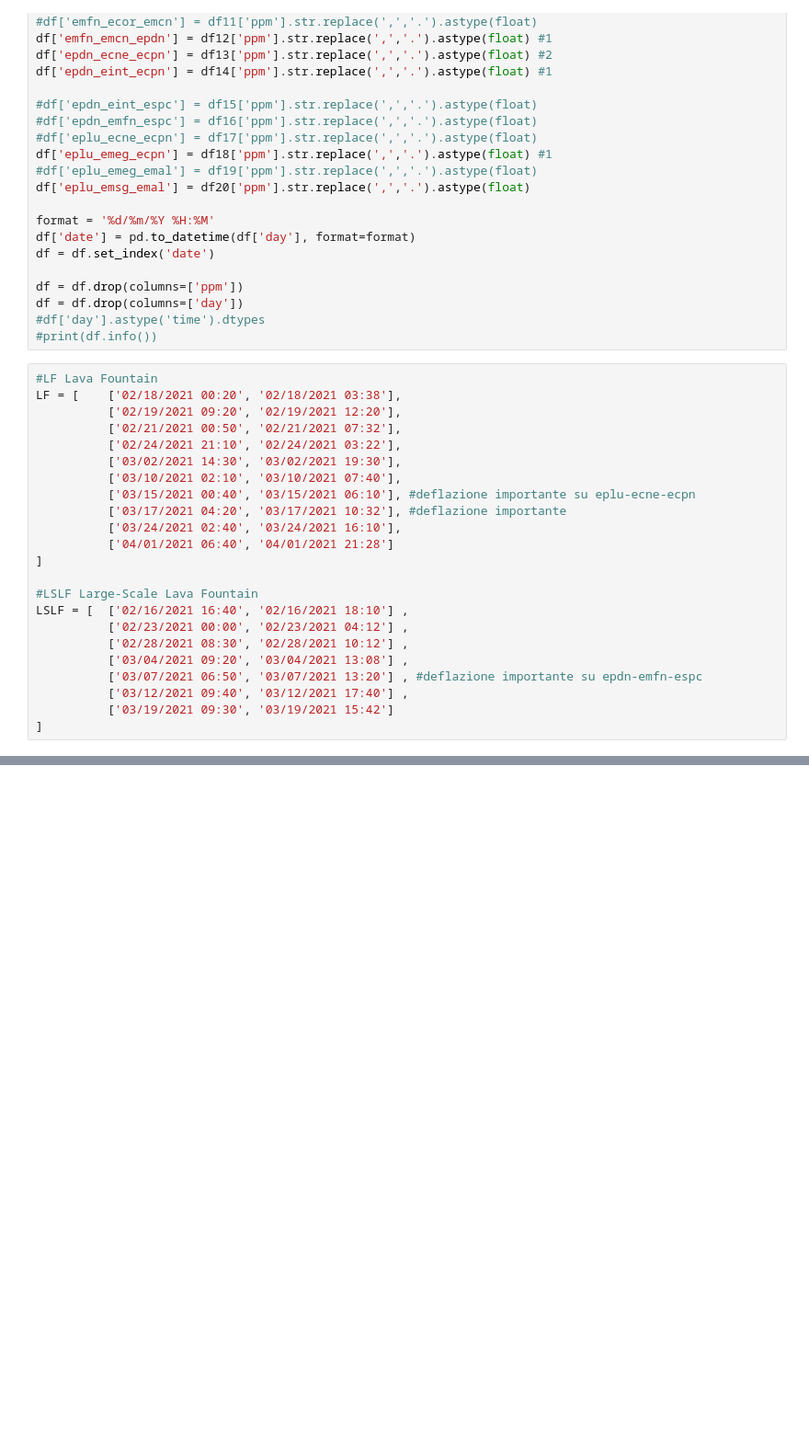
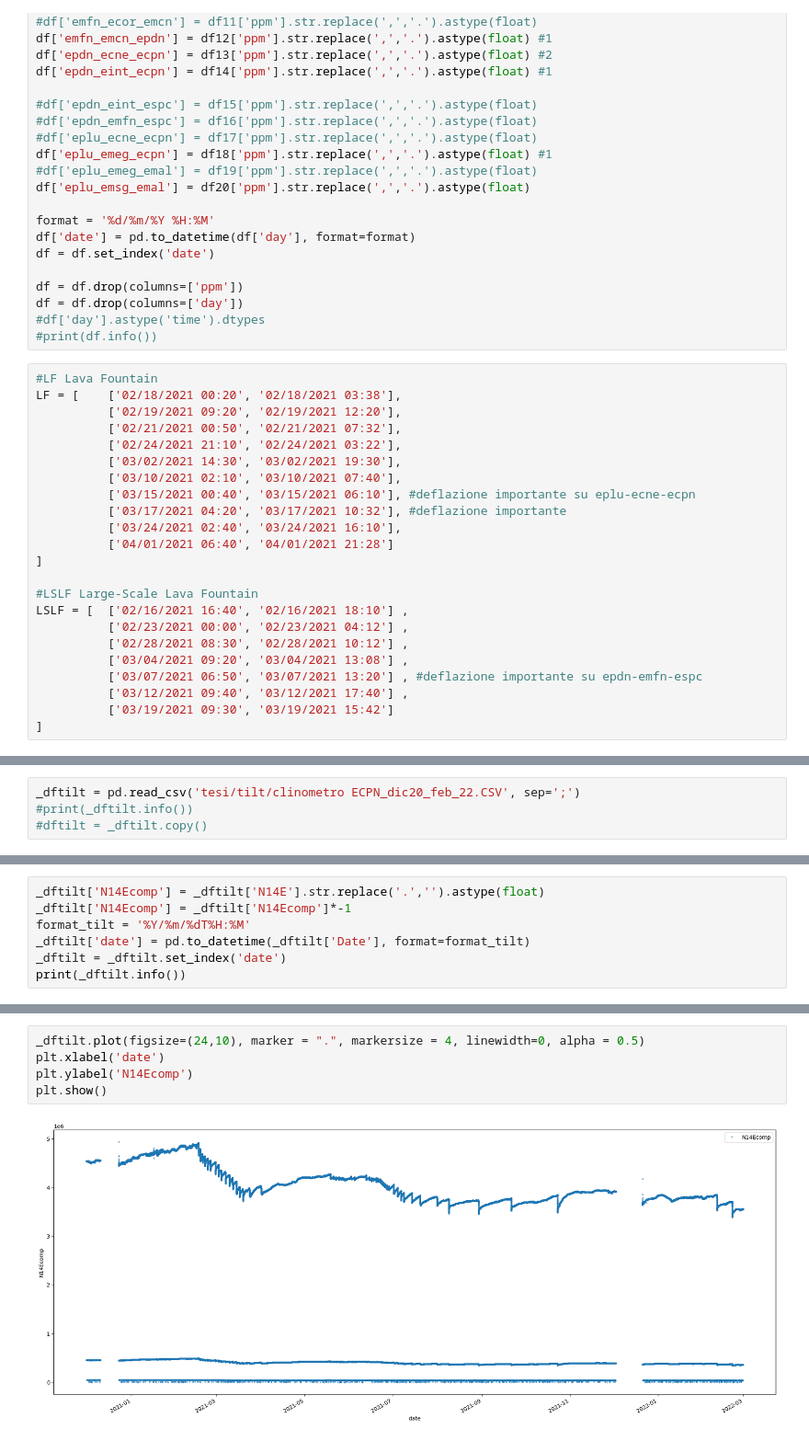
Before and after one commit to francescopandolfo/TESI_LM32, a Jupyter notebook: fontane.ipynb, the cells around one changed output, grey strips where cells are left out. Shown at 92% size. Saved outputs shown, nothing was run; the diff lists cells and outputs as text; blank space fills up the shorter version.

Commit message:
aggiunti dati da clinometro per durata esatta delle fontane di lava

```diff
--- a/fontane.ipynb
+++ b/fontane.ipynb
@@ -228,0 +191,4 @@ plt.show()
+# %%
+_dftilt = pd.read_csv('tesi/tilt/clinometro ECPN_dic20_feb_22.CSV', sep=';')
+#print(_dftilt.info())
+#dftilt = _dftilt.copy()
@@ -228,0 +207,7 @@ plt.show()
+# %%
+_dftilt['N14Ecomp'] = _dftilt['N14E'].str.replace('.','').astype(float)
+_dftilt['N14Ecomp'] = _dftilt['N14Ecomp']*-1
+format_tilt = '%Y/%m/%dT%H:%M'
+_dftilt['date'] = pd.to_datetime(_dftilt['Date'], format=format_tilt)
+_dftilt = _dftilt.set_index('date')
+print(_dftilt.info())
@@ -228,0 +227,7 @@ plt.show()
+# %%
+_dftilt.plot(figsize=(24,10), marker = ".", markersize = 4, linewidth=0, alpha = 0.5)
+plt.xlabel('date')
+plt.ylabel('N14Ecomp')
+plt.show()
+# %% [output]
+[figure, added]
```
Also changed, not shown: parts of 5 cells of this notebook.
